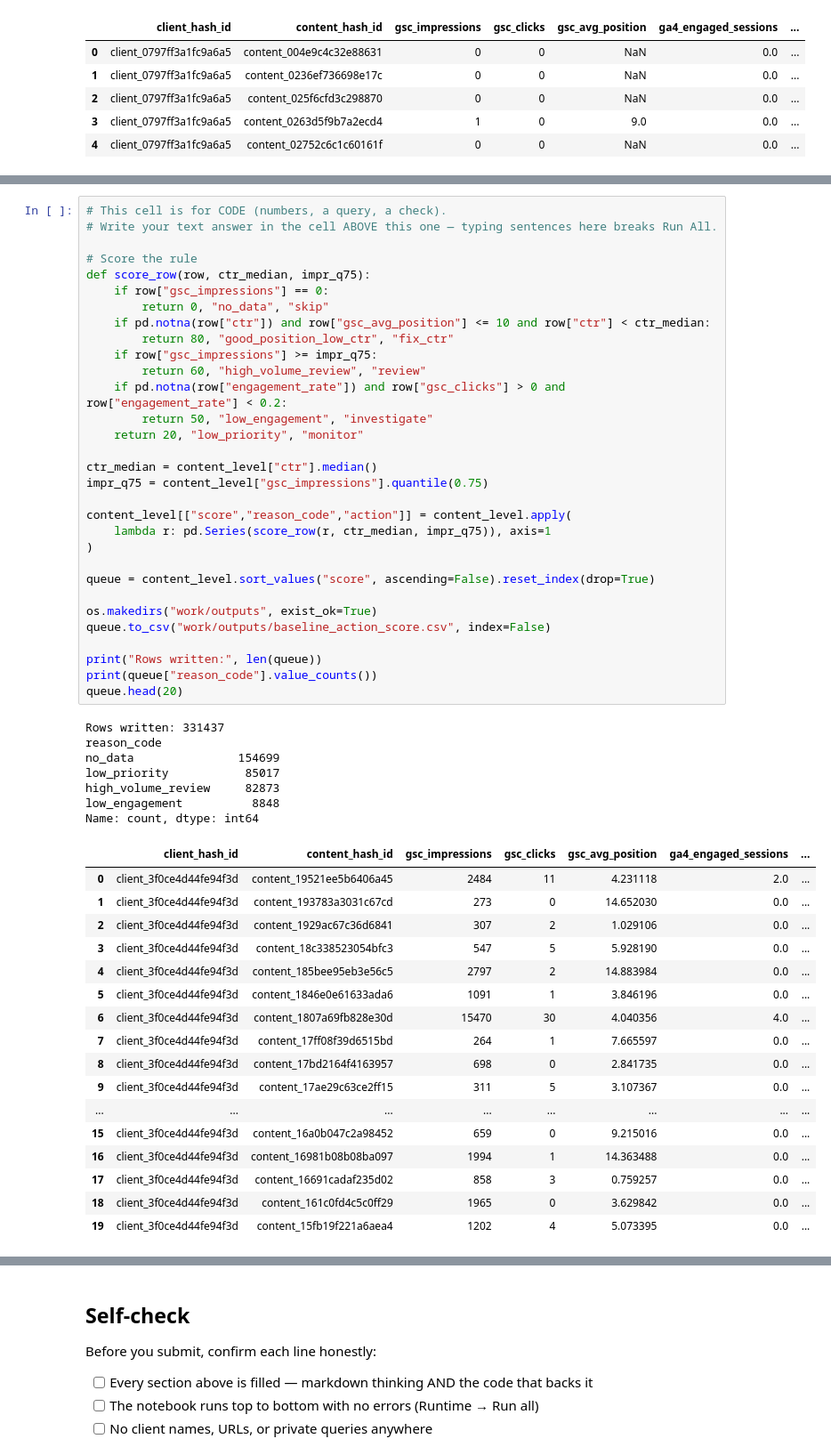
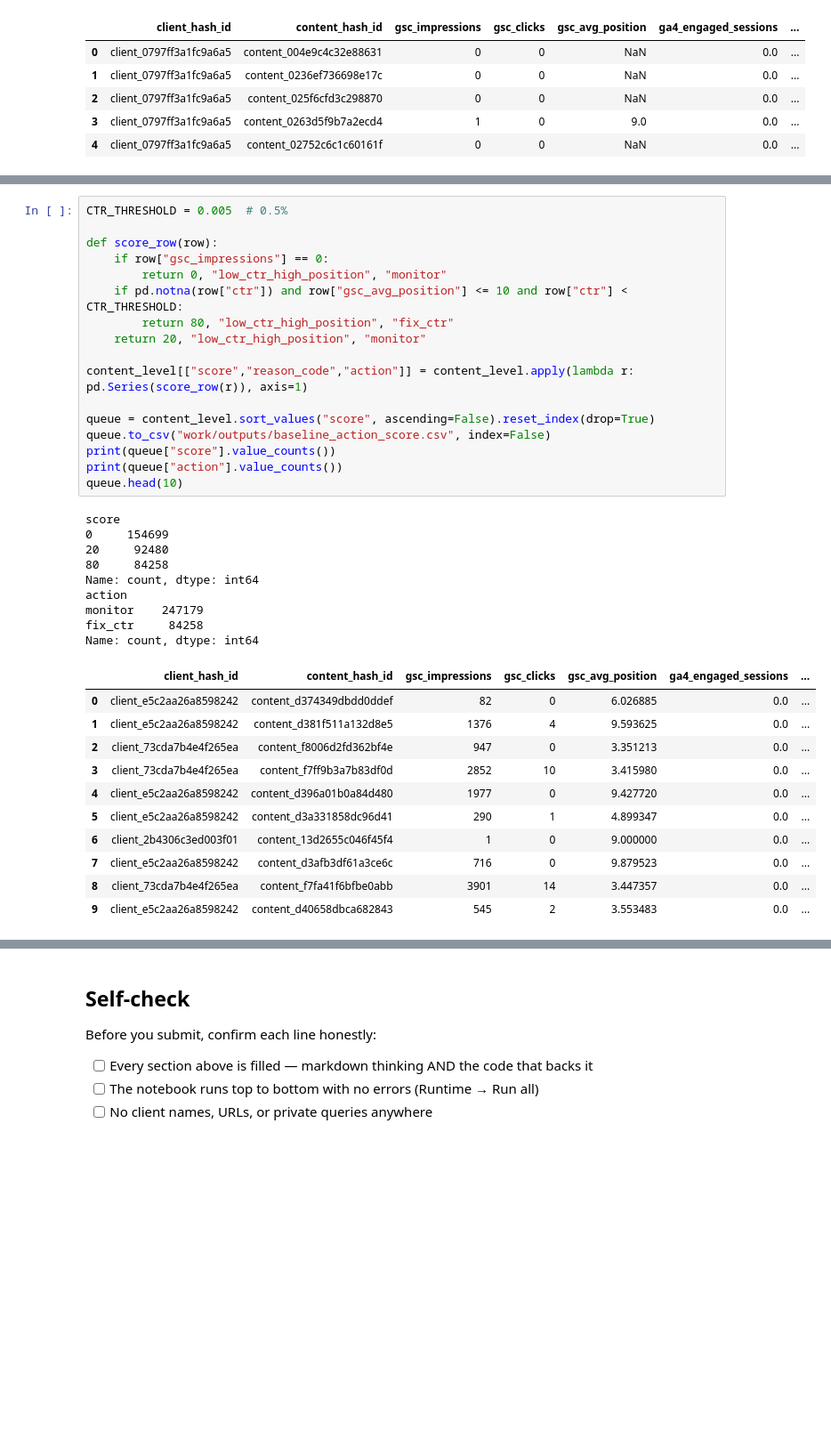
Before and after one commit to CaesarGhazi/Flyrank, a Jupyter notebook: work/notebooks/w04_baseline_score.ipynb, the cells around one changed output, grey strips where cells are left out. Shown at 89% size. Drawn from its saved outputs; the diff is of its cells as text; blank space fills up the shorter version.

```diff
--- a/work/notebooks/w04_baseline_score.ipynb
+++ b/work/notebooks/w04_baseline_score.ipynb
@@ -94,56 +116,38 @@ Content-level shape: (331437, 9)
 # %%
-# This cell is for CODE (numbers, a query, a check).
-# Write your text answer in the cell ABOVE this one — typing sentences here breaks Run All.
+CTR_THRESHOLD = 0.005  # 0.5%
 
-# Score the rule
-def score_row(row, ctr_median, impr_q75):
+def score_row(row):
     if row["gsc_impressions"] == 0:
-        return 0, "no_data", "skip"
-    if pd.notna(row["ctr"]) and row["gsc_avg_position"] <= 10 and row["ctr"] < ctr_median:
-        return 80, "good_position_low_ctr", "fix_ctr"
-    if row["gsc_impressions"] >= impr_q75:
-        return 60, "high_volume_review", "review"
-    if pd.notna(row["engagement_rate"]) and row["gsc_clicks"] > 0 and row["engagement_rate"] < 0.2:
-        return 50, "low_engagement", "investigate"
-    return 20, "low_priority", "monitor"
+        return 0, "low_ctr_high_position", "monitor"
+    if pd.notna(row["ctr"]) and row["gsc_avg_position"] <= 10 and row["ctr"] < CTR_THRESHOLD:
+        return 80, "low_ctr_high_position", "fix_ctr"
+    return 20, "low_ctr_high_position", "monitor"
 
-ctr_median = content_level["ctr"].median()
-impr_q75 = content_level["gsc_impressions"].quantile(0.75)
-
-content_level[["score","reason_code","action"]] = content_level.apply(
-    lambda r: pd.Series(score_row(r, ctr_median, impr_q75)), axis=1
-)
+content_level[["score","reason_code","action"]] = content_level.apply(lambda r: pd.Series(score_row(r)), axis=1)
 
 queue = content_level.sort_values("score", ascending=False).reset_index(drop=True)
-
-os.makedirs("work/outputs", exist_ok=True)
 queue.to_csv("work/outputs/baseline_action_score.csv", index=False)
-
-print("Rows written:", len(queue))
-print(queue["reason_code"].value_counts())
-queue.head(20)
+print(queue["score"].value_counts())
+print(queue["action"].value_counts())
+queue.head(10)
 # %% [output]
-Rows written: 331437
-reason_code
-no_data               154699
-low_priority           85017
-high_volume_review     82873
-low_engagement          8848
+score
+0     154699
+20     92480
+80     84258
 Name: count, dtype: int64
+action
+monitor    247179
+fix_ctr     84258
+Name: count, dtype: int64
 |  | client_hash_id | content_hash_id | gsc_impressions | gsc_clicks | gsc_avg_position | ga4_engaged_sessions | ... |
-| 0 | client_3f0ce4d44fe94f3d | content_19521ee5b6406a45 | 2484 | 11 | 4.231118 | 2.0 | ... |
-| 1 | client_3f0ce4d44fe94f3d | content_193783a3031c67cd | 273 | 0 | 14.652030 | 0.0 | ... |
-| 2 | client_3f0ce4d44fe94f3d | content_1929ac67c36d6841 | 307 | 2 | 1.029106 | 0.0 | ... |
-| 3 | client_3f0ce4d44fe94f3d | content_18c338523054bfc3 | 547 | 5 | 5.928190 | 0.0 | ... |
-| 4 | client_3f0ce4d44fe94f3d | content_185bee95eb3e56c5 | 2797 | 2 | 14.883984 | 0.0 | ... |
-| 5 | client_3f0ce4d44fe94f3d | content_1846e0e61633ada6 | 1091 | 1 | 3.846196 | 0.0 | ... |
-| 6 | client_3f0ce4d44fe94f3d | content_1807a69fb828e30d | 15470 | 30 | 4.040356 | 4.0 | ... |
-| 7 | client_3f0ce4d44fe94f3d | content_17ff08f39d6515bd | 264 | 1 | 7.665597 | 0.0 | ... |
-| 8 | client_3f0ce4d44fe94f3d | content_17bd2164f4163957 | 698 | 0 | 2.841735 | 0.0 | ... |
-| 9 | client_3f0ce4d44fe94f3d | content_17ae29c63ce2ff15 | 311 | 5 | 3.107367 | 0.0 | ... |
-| ... | ... | ... | ... | ... | ... | ... | ... |
-| 15 | client_3f0ce4d44fe94f3d | content_16a0b047c2a98452 | 659 | 0 | 9.215016 | 0.0 | ... |
-| 16 | client_3f0ce4d44fe94f3d | content_16981b08b08ba097 | 1994 | 1 | 14.363488 | 0.0 | ... |
-| 17 | client_3f0ce4d44fe94f3d | content_16691cadaf235d02 | 858 | 3 | 0.759257 | 0.0 | ... |
-| 18 | client_3f0ce4d44fe94f3d | content_161c0fd4c5c0ff29 | 1965 | 0 | 3.629842 | 0.0 | ... |
-| 19 | client_3f0ce4d44fe94f3d | content_15fb19f221a6aea4 | 1202 | 4 | 5.073395 | 0.0 | ... |
+| 0 | client_e5c2aa26a8598242 | content_d374349dbdd0ddef | 82 | 0 | 6.026885 | 0.0 | ... |
+| 1 | client_e5c2aa26a8598242 | content_d381f511a132d8e5 | 1376 | 4 | 9.593625 | 0.0 | ... |
+| 2 | client_73cda7b4e4f265ea | content_f8006d2fd362bf4e | 947 | 0 | 3.351213 | 0.0 | ... |
+| 3 | client_73cda7b4e4f265ea | content_f7ff9b3a7b83df0d | 2852 | 10 | 3.415980 | 0.0 | ... |
+| 4 | client_e5c2aa26a8598242 | content_d396a01b0a84d480 | 1977 | 0 | 9.427720 | 0.0 | ... |
+| 5 | client_e5c2aa26a8598242 | content_d3a331858dc96d41 | 290 | 1 | 4.899347 | 0.0 | ... |
+| 6 | client_2b4306c3ed003f01 | content_13d2655c046f45f4 | 1 | 0 | 9.000000 | 0.0 | ... |
+| 7 | client_e5c2aa26a8598242 | content_d3afb3df61a3ce6c | 716 | 0 | 9.879523 | 0.0 | ... |
+| 8 | client_73cda7b4e4f265ea | content_f7fa41f6bfbe0abb | 3901 | 14 | 3.447357 | 0.0 | ... |
+| 9 | client_e5c2aa26a8598242 | content_d40658dbca682843 | 545 | 2 | 3.553483 | 0.0 | ... |
```
Also changed, not shown: parts of 11 cells of this notebook.
